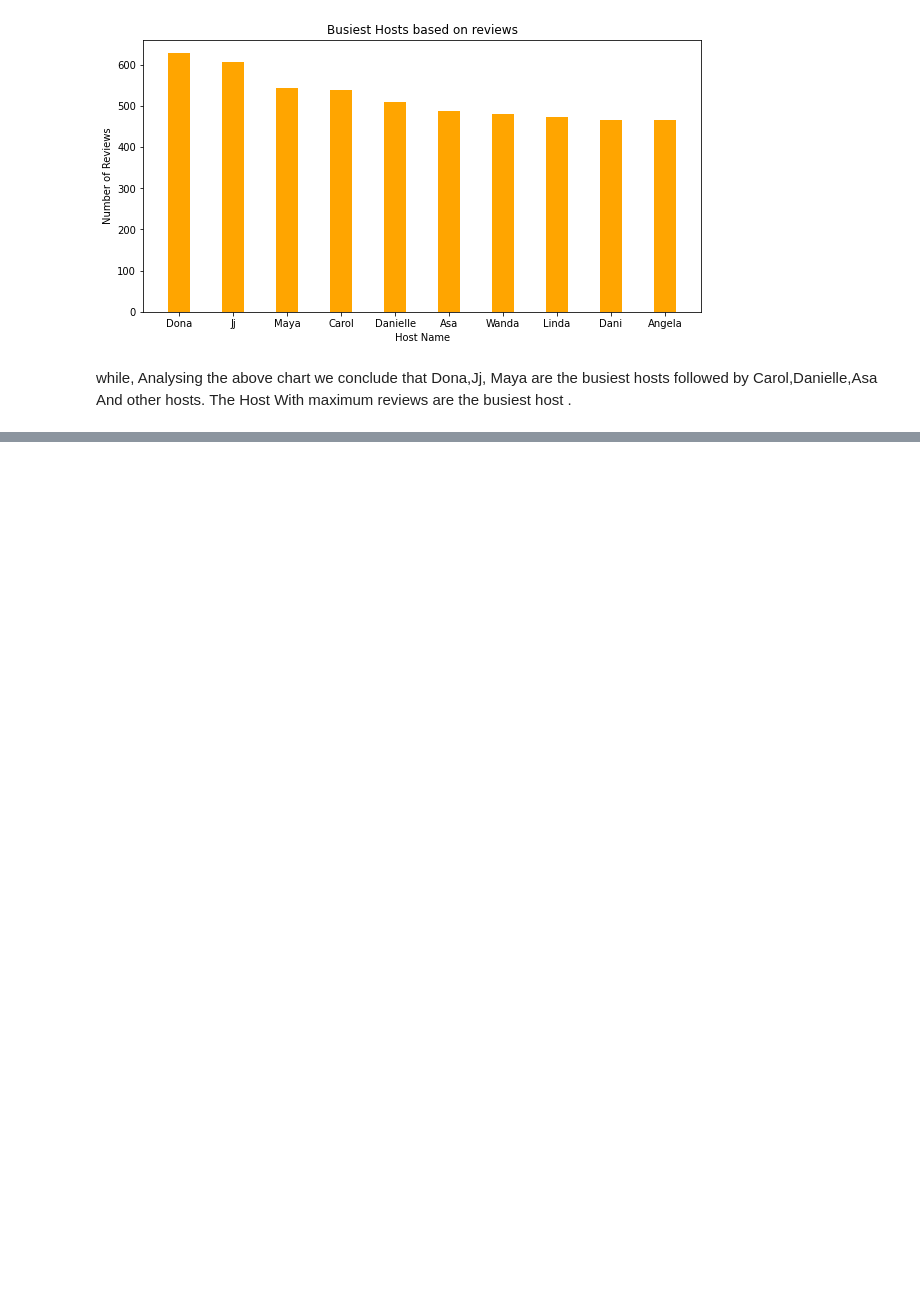
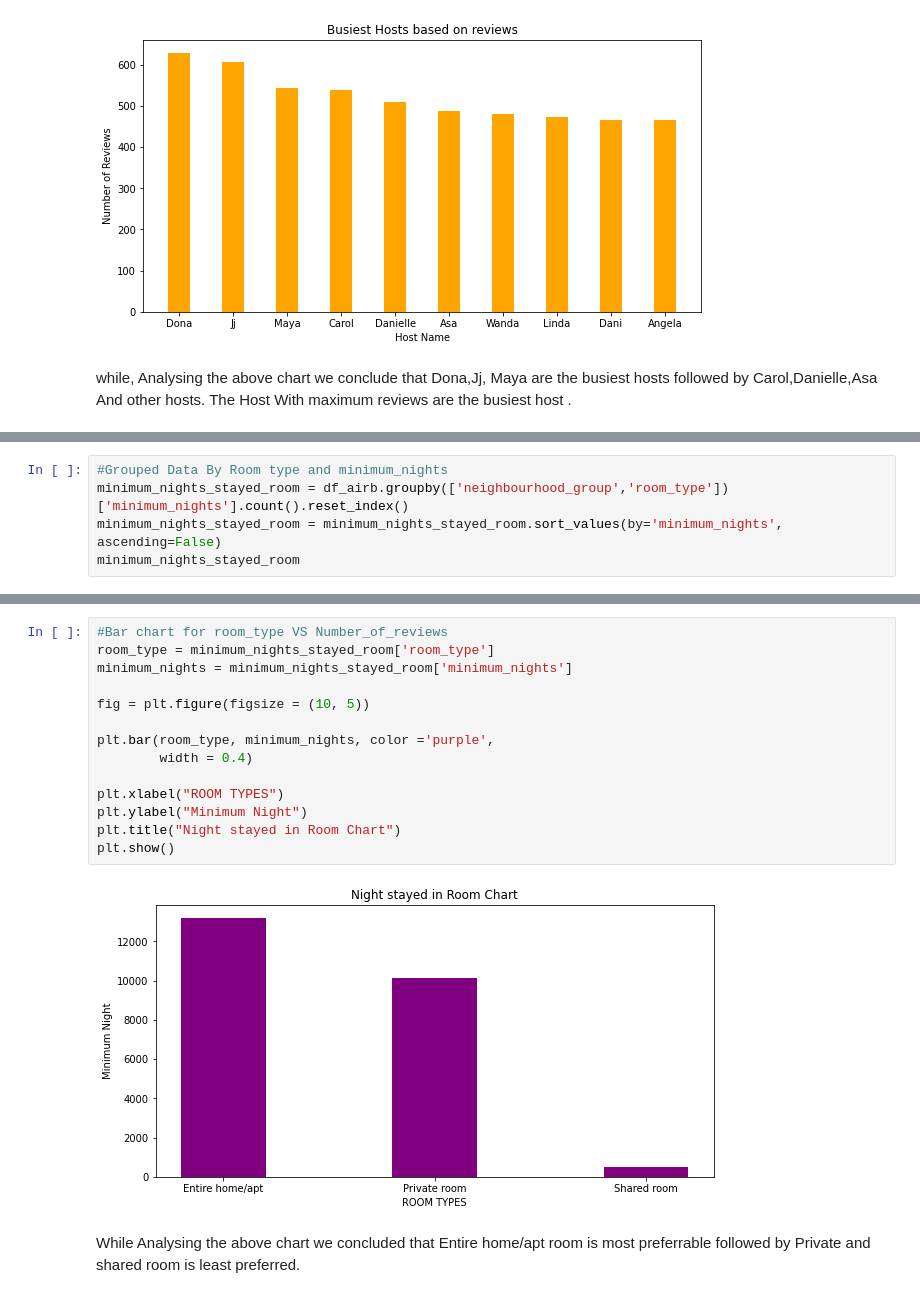
Before and after one commit to sugandhsec/AIRBNB-Analysis, a Jupyter notebook: Copy_of_Airbnb_Bookings_Analysis_Capstone_Project.ipynb, the cells around one changed output, grey strips where cells are left out. Drawn from its saved outputs; the diff is of its cells as text; blank space fills up the shorter version.

```diff
--- a/Copy_of_Airbnb_Bookings_Analysis_Capstone_Project.ipynb
+++ b/Copy_of_Airbnb_Bookings_Analysis_Capstone_Project.ipynb
@@ -313,0 +360,5 @@ while, Analysing the above chart we conclude that Dona,Jj, Maya are the busiest
+# %%
+#Grouped Data By Room type and minimum_nights
+minimum_nights_stayed_room = df_airb.groupby(['neighbourhood_group','room_type'])['minimum_nights'].count().reset_index()
+minimum_nights_stayed_room = minimum_nights_stayed_room.sort_values(by='minimum_nights', ascending=False)
+minimum_nights_stayed_room
@@ -313,0 +382,18 @@ while, Analysing the above chart we conclude that Dona,Jj, Maya are the busiest
+# %%
+#Bar chart for room_type VS Number_of_reviews
+room_type = minimum_nights_stayed_room['room_type']
+minimum_nights = minimum_nights_stayed_room['minimum_nights']
+
+fig = plt.figure(figsize = (10, 5))
+
+plt.bar(room_type, minimum_nights, color ='purple',
+        width = 0.4)
+
+plt.xlabel("ROOM TYPES")
+plt.ylabel("Minimum Night")
+plt.title("Night stayed in Room Chart")
+plt.show()
+# %% [output]
+[figure, added]
+# %% [markdown]
+While Analysing the above chart we concluded that Entire home/apt room is most preferrable followed by Private and shared room is least preferred.
```
Also changed, not shown: parts of 9 cells of this notebook.
